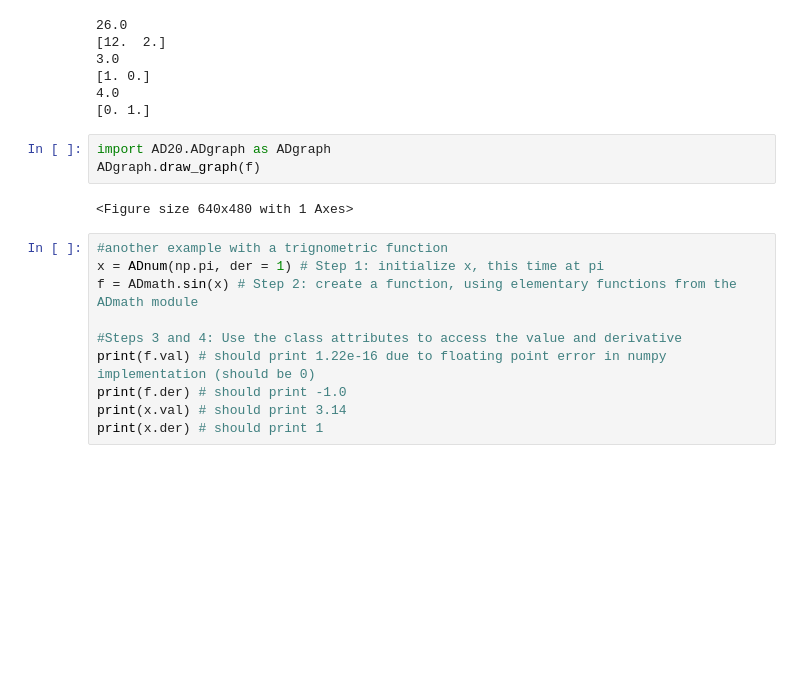
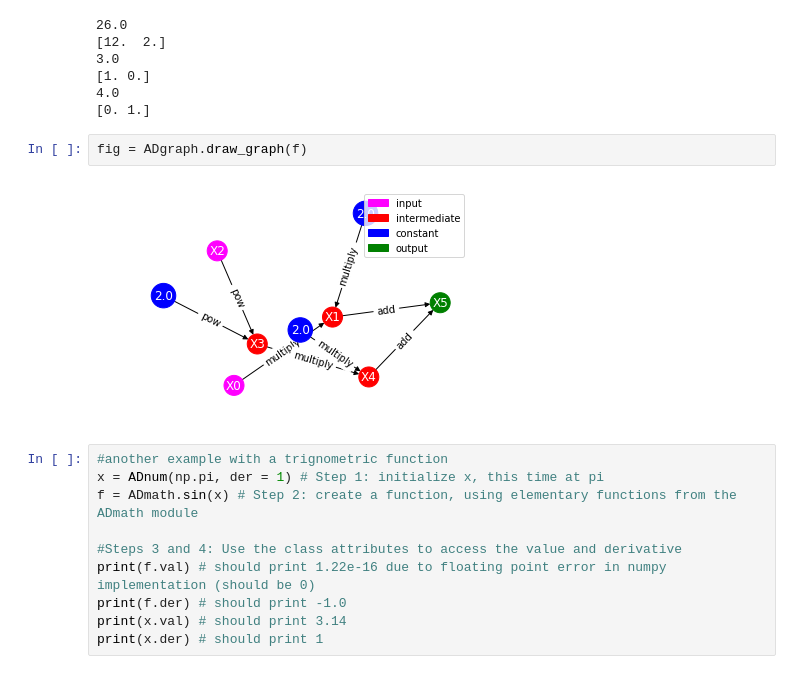
Before and after one commit to CS207-AD20/cs207-FinalProject, a Jupyter notebook: docs/Documentation.ipynb, the cells around one changed output. Cells and saved outputs as stored; diff of their text form; blank space fills up the shorter version.

```diff
--- a/docs/Documentation.ipynb
+++ b/docs/Documentation.ipynb
@@ -287,10 +295,9 @@ print(y.der)
 4.0
 [0. 1.]
 # %%
-import AD20.ADgraph as ADgraph
-ADgraph.draw_graph(f)
+fig = ADgraph.draw_graph(f)
 # %% [output]
-<Figure size 640x480 with 1 Axes>
+[figure, added]
 # %%
 #another example with a trignometric function
 x = ADnum(np.pi, der = 1) # Step 1: initialize x, this time at pi
```
Also changed, not shown: parts of 1 cell of this notebook, 1 other file.
